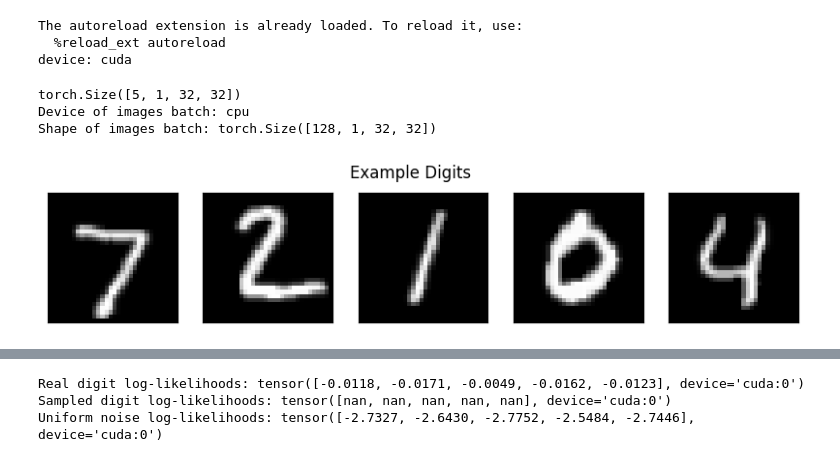
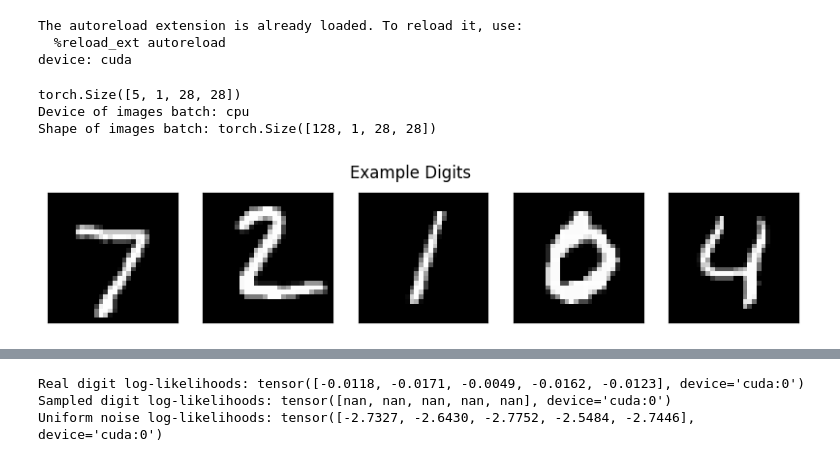
Before and after one commit to xapq/approximate-metropolis-hastings, a Jupyter notebook: notebooks/MnistEbmSampling.ipynb, the cells around one changed output, grey strips where cells are left out. Saved outputs shown, nothing was run; the diff lists cells and outputs as text; code cells hidden in the pictures.

```diff
--- a/notebooks/MnistEbmSampling.ipynb
+++ b/notebooks/MnistEbmSampling.ipynb
@@ -25,8 +25,33 @@ device: cuda
 DATASET_DIR = '../datasets/'
 
 
+class FastDataLoader:
+    def __init__(self, tensor, batch_size=1, pin_memory=False):
+        self.dataset = tensor
+        self.batch_size = batch_size
+        self.len = tensor.shape[0]
+        self.index = None
+        self.n_batches = (self.len - 1) // self.batch_size + 1
+
+    def __iter__(self):
+        self.index = 0
+        return self
+
+    def __next__(self):
+        if self.index == self.len:
+            raise StopIteration
+        next_index = min(self.len, self.index + self.batch_size)
+        result = self.dataset[self.index : next_index]
+        self.index = next_index
+        return result
+
+    def __len__(self):
+        return self.n_batches
+
+
+
 class PreprocessedUnlabeledDataset:
-    def __init__(self, original_dataset, savefile=None):
+    def __init__(self, original_dataset, savefile=None, shuffle=False):
         if os.path.exists(savefile):
             self.tensor = torch.load(savefile)
             return
@@ -44,9 +69,21 @@ class PreprocessedUnlabeledDataset:
         return self.tensor.shape[0]
 
 
+def preprocessed_unlabeled_tensor(original_dataset, savefile=None, shuffle=False):
+    if os.path.exists(savefile):
+        return torch.load(savefile)
+    elements = []
+    for x, y in original_dataset:
+        elements.append(x)
+    result = torch.stack(elements)[torch.randperm(len(elements))]
+    if savefile is not None:
+        torch.save(result, savefile)
+    return result
+
+
 im_sz = 32  # because this is how the EBM was trained
 transform = transforms.Compose([
-    transforms.Resize(im_sz),
+#    transforms.Resize(im_sz),
     transforms.ToTensor(),  # Convert images to PyTorch tensors
     transforms.Normalize((0.5,), (0.5,))  # Normalize to mean 0.5 and std 0.5
 ])
@@ -54,36 +91,36 @@ transform = transforms.Compose([
 train_dataset = datasets.MNIST(root=DATASET_DIR, train=True, download=True, transform=transform)
 val_dataset = datasets.MNIST(root=DATASET_DIR, train=False, download=True, transform=transform)
 train_dataset = PreprocessedUnlabeledDataset(train_dataset, DATASET_DIR + 'mnist_train_preprocessed.pth')
 val_dataset = PreprocessedUnlabeledDataset(val_dataset, DATASET_DIR + 'mnist_val_preprocessed.pth')
 
 # Create dataloaders for training and testing datasets
 train_loader = DataLoader(train_dataset, batch_size=128, shuffle=True)
 val_loader = DataLoader(val_dataset, batch_size=8192, shuffle=False)
 
 # Images to show and to test reconstruction quality
 n_display_imgs = 5
 display_imgs = torch.stack([val_dataset[i] for i in range(n_display_imgs)])
 print(display_imgs.shape)
 
 fig, axs = plt.subplots(ncols=5, figsize=(10, 2))
 fig.suptitle('Example Digits')
 for ax, img in zip(axs, display_imgs):
     ax.imshow(img[0], cmap='gray')
     ax.set_xticks([])
     ax.set_yticks([])
 
 
 
 # Check the shape of the data
 data_iter = iter(train_loader)
 images = next(data_iter)
 print(f"Device of images batch: {images.device}")
 print(f"Shape of images batch: {images.shape}")  # e.g., torch.Size([64, 1, 28, 28])
 # %% [output]
-torch.Size([5, 1, 32, 32])
+torch.Size([5, 1, 28, 28])
 Device of images batch: cpu
-Shape of images batch: torch.Size([128, 1, 32, 32])
+Shape of images batch: torch.Size([128, 1, 28, 28])
-[figure, old version]
+[figure, new version]
 # %%
 vae = ConvVAE(
     data_dim=images.shape[2],
```
Also changed, not shown: parts of 4 cells of this notebook, 2 other files.
